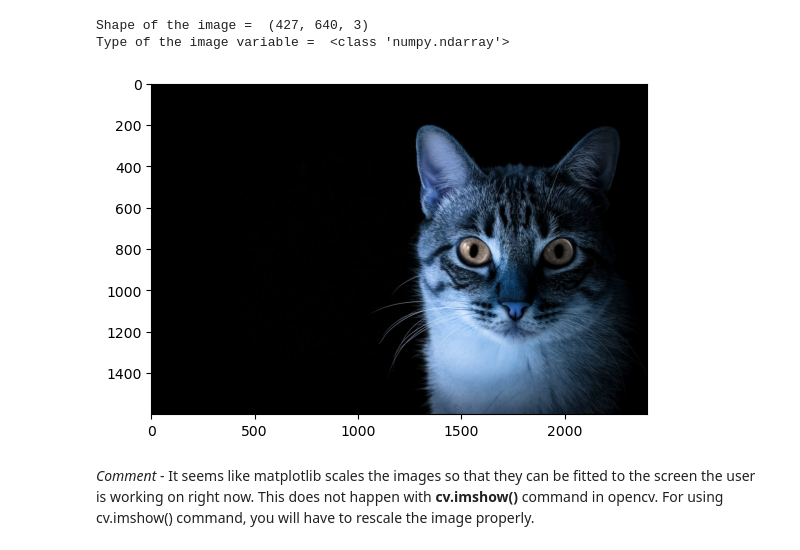
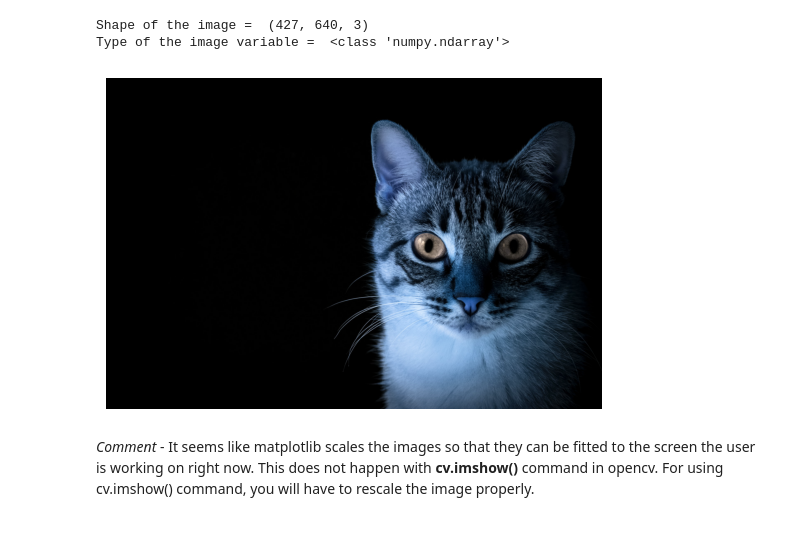
Before and after one commit to jishnume/opencv-freecodecamp, a Jupyter notebook: opencv_trial_jishnu/notebooks_opencv/Reading_images.ipynb, the cells around one changed output. Saved outputs shown, nothing was run; the diff lists cells and outputs as text; code cells hidden in the pictures.

Commit message:
Images are shown without the axes and the markers

```diff
--- a/opencv_trial_jishnu/notebooks_opencv/Reading_images.ipynb
+++ b/opencv_trial_jishnu/notebooks_opencv/Reading_images.ipynb
@@ -39,9 +41,10 @@ Type of the image variable =  <class 'numpy.ndarray'>
 # %%
 img_large = cv.imread('Photos/cat_large.jpg')
 
 plt.imshow(img_large)
+plt.axis('off')
 plt.show()
 # %% [output]
-[figure, old version]
+[figure, new version]
 # %% [markdown]
 *Comment* - It seems like matplotlib scales the images so that they can be fitted to the screen the user is working on right now. This does not happen with **cv.imshow()** command in opencv. For using cv.imshow() command, you will have to rescale the image properly.
```
Also changed, not shown: parts of 2 cells of this notebook.
